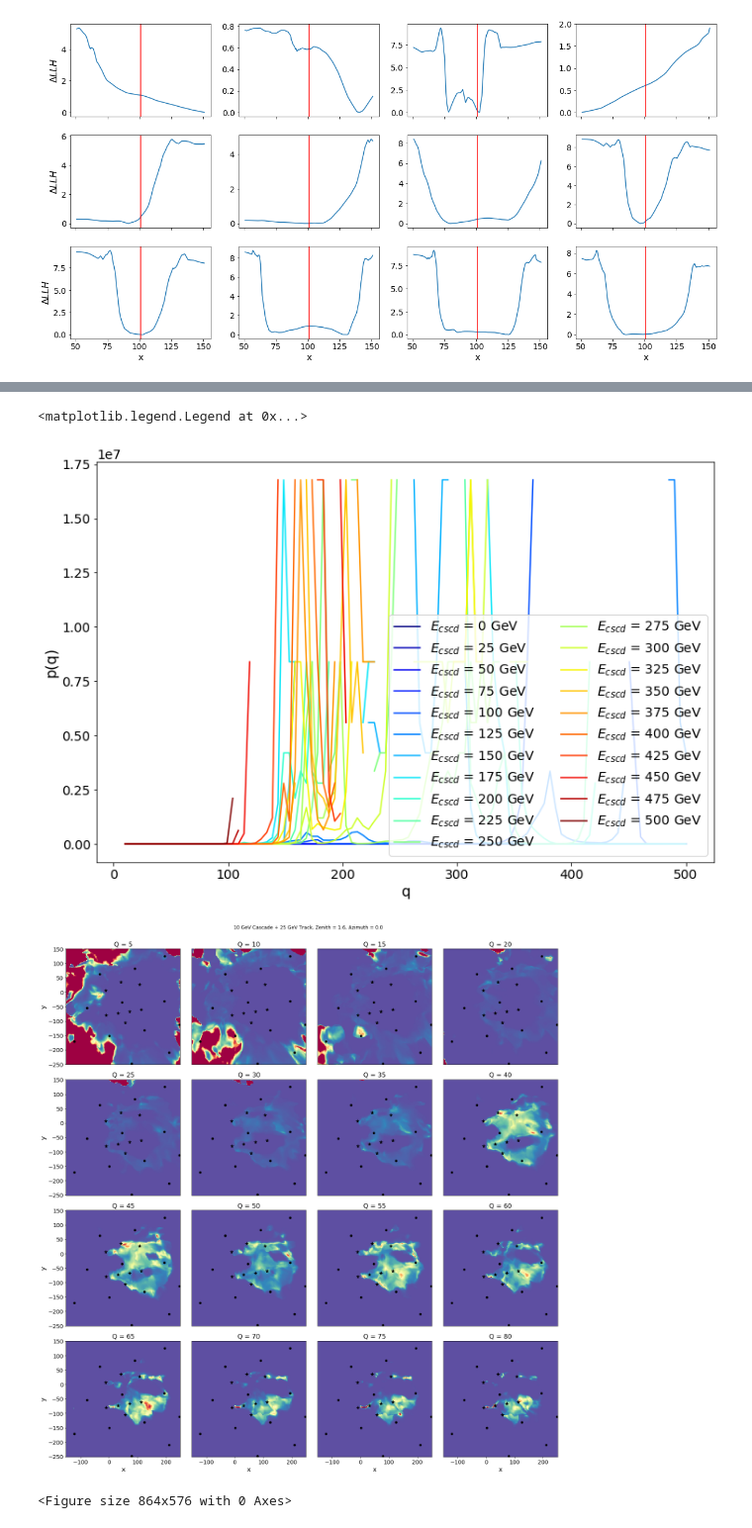
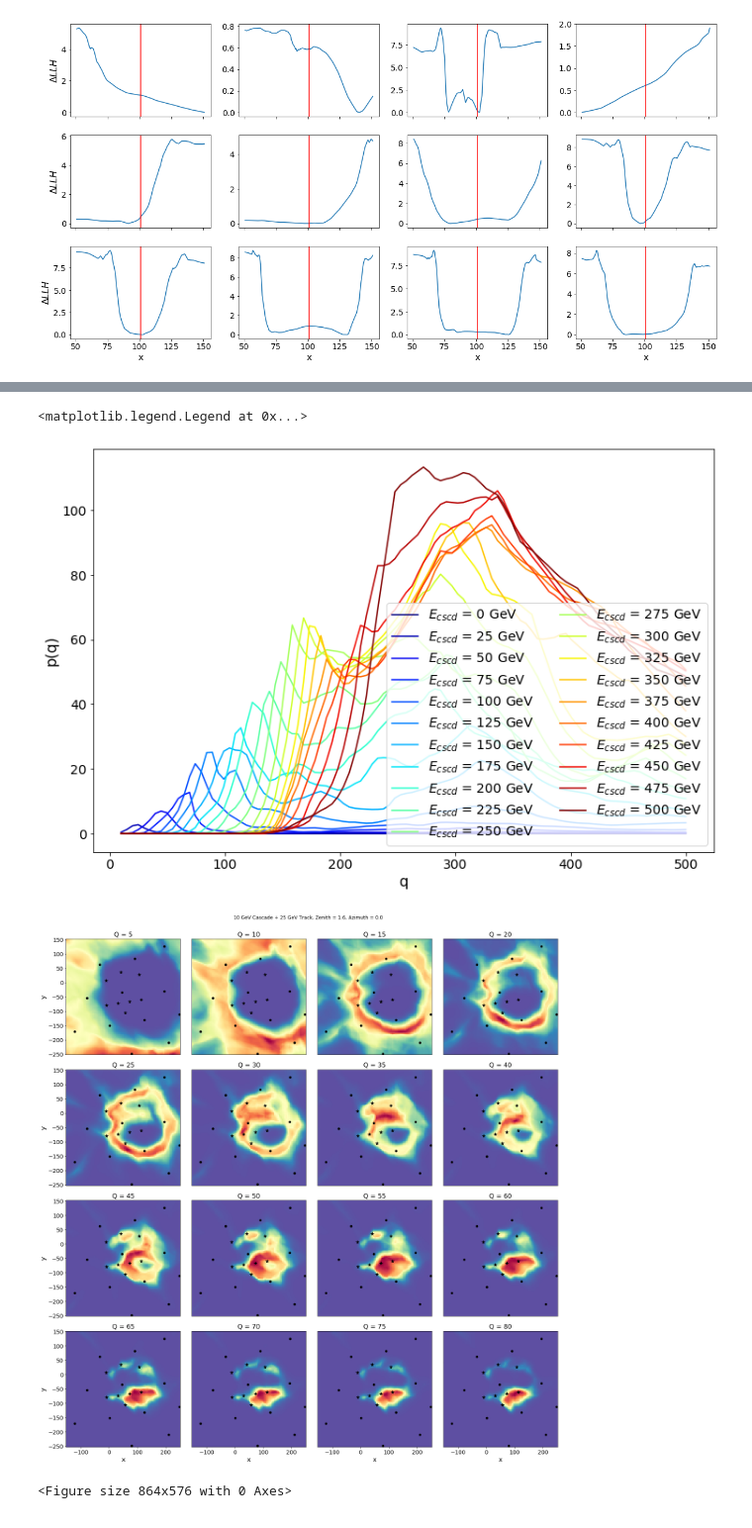
Before and after one commit to philippeller/freeDOM, a Jupyter notebook: freeDOM/inspect.ipynb, the cells around one changed output, grey strips where cells are left out. Shown at 99% size. Saved outputs shown, nothing was run; the diff lists cells and outputs as text; code cells hidden in the pictures.

```diff
--- a/freeDOM/inspect.ipynb
+++ b/freeDOM/inspect.ipynb
@@ -214,9 +253,13 @@ for i in range(ax.size):
     #evt = 1756
     #event_idx = 1111 #1126 #2274 #2244 #1930
     event_idx = np.random.randint(0, len(events)-1)
+    event_idx = 1738
+    #event_idx = 2840
+
     event = events[event_idx]
     #evt = 1756
     #evt = 12561
+
 
     plot_llh(event, labels[i], axis, n_steps=100) #1756, 987
 
@@ -293,7 +336,7 @@ def animate(muon_z):
         event['hits'] = np.array([[5.,5., z, 0., 1.]])
         event['total_charge'] = 1.
 
-        _, l, _, _, = get_llhs(event, params, epsilon = 1e-10, subtract=False)
+        _, _, l, _, = my_llh(event, params)
         if int(z)%10 == 0:
             label = 'z = %.0f m'%z
         else:
@@ -336,7 +379,7 @@ for i, z in enumerate(np.linspace(-500, -200, N)[:-1]):
     event['total_charge'] = 1.
 
 
-    _, l, _, _, = get_llhs(event, params, epsilon = 1e-10, subtract=False)
+    _, _, l, _, = my_llh(event, params)
 
     plt.plot(-params[:, 3], np.exp(-l), color=colors[i], label='DOM at z = %.0f m'%z)
 plt.legend(ncol=2)
@@ -363,7 +406,7 @@ for charge in charges:
     event = {}
     event['hits'] = np.array([])
     event['total_charge'] = charge
-    _, l, q, _, = get_llhs(event, params, epsilon = 1e-10, subtract=False)
+    _, q, l, _, = my_llh(event, params)
     qs.append(q)
 
 qs = np.array(qs)
@@ -380,7 +423,7 @@ plt.gca().set_ylabel('p(q)')
 plt.legend(loc="lower right", ncol=2)
 # %% [output]
 <matplotlib.legend.Legend at 0x...>
-[figure, old version]
+[figure, new version]
 # %%
 geo = np.load('geo_array.npy')
 # %%
@@ -389,7 +432,7 @@ fig, ax = plt.subplots(4, 4, figsize=(18, 20))
 fig.tight_layout(rect=[0, 0.03, 1, 0.95])
 plt.subplots_adjust(wspace=0.1)
 
-N = 201
+N = 101
 
 charges = np.linspace(5, 80, 16)
 
@@ -408,36 +451,36 @@ def animate(az):
         event = {}
         event['hits'] = np.array([])
         event['total_charge'] = charges[i]
-        _, l, q, _, = get_llhs(event, params, epsilon = 1e-10, subtract=False)
+        _, q, l, _, = my_llh(event, params)
 
 
         g['q'] = q.reshape(g.grid.shape)
         g['p'] = np.clip(np.exp(-g['q']), 0, 100)
 
         axis = ax[i//4, i%4]
 
         axis.clear()
 
         g.plot('p', cmap='Spectral_r', ax=axis) #, cbar=True)
         axis.set_title('Q = %.0f'%charges[i])
 
         if not i//4 == 3:
             axis.get_xaxis().set_visible(False)
         if i%4:
             axis.get_yaxis().set_visible(False)
 
 
 
         axis.plot(geo[:78, 0, 0], geo[:78, 0, 1], 'o', color='k', ms=5)
         axis.plot(geo[78:, 0, 0], geo[78:, 0, 1], '*', color='k', ms=8)
 
         fig.suptitle(f'{par[6]:.0f} GeV Cascade + {par[7]:.0f} GeV Track, Zenith = {par[5]:.1f}, Azimuth = {par[4]:.1f}')
 
 #plt.savefig('cascade_25GeV.png')
 
-ani = animation.FuncAnimation(fig, animate, frames=np.linspace(0, 2*np.pi, 100))
+ani = animation.FuncAnimation(fig, animate, frames=np.linspace(0, 2*np.pi, 50))
 # %% [output]
-[figure, old version]
+[figure, new version]
 # %%
 ani.save('plots/test.gif', writer='imagemagick', fps=25)
 # %% [output]
```
Also changed, not shown: parts of 13 cells of this notebook, 6 other files.
